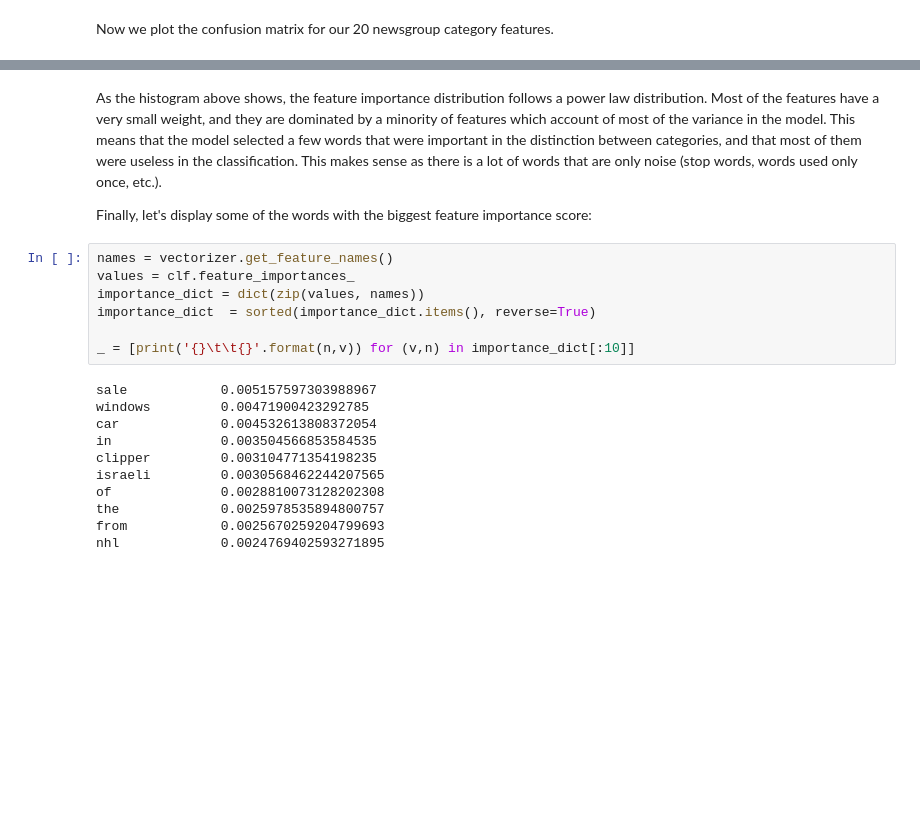
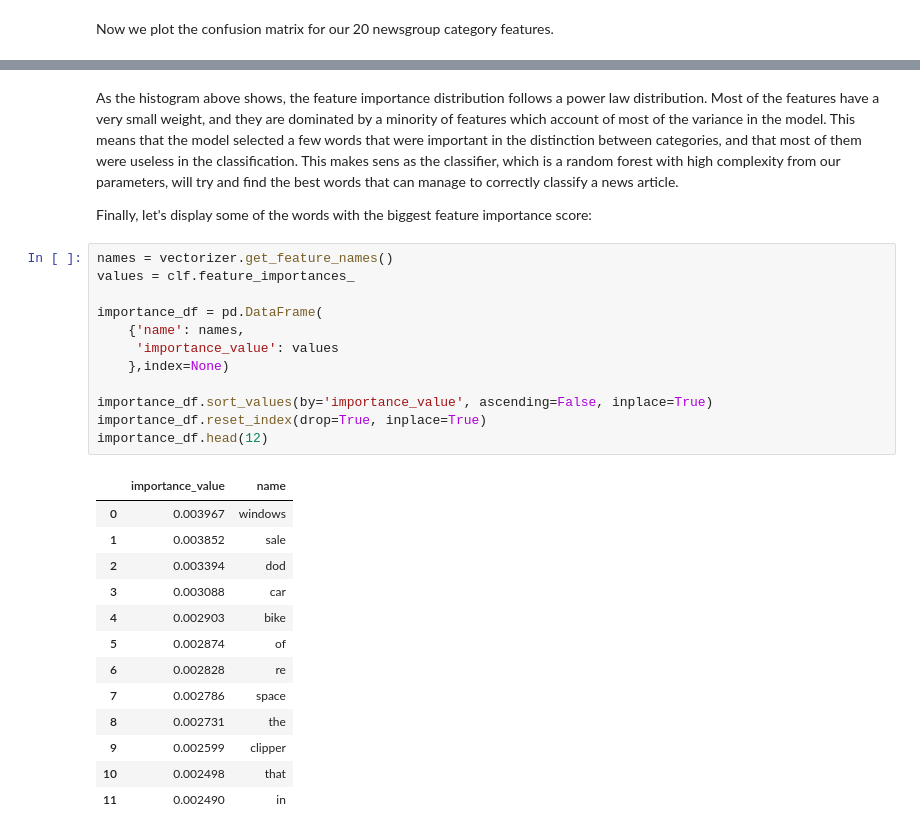
Before and after one commit to csbenz/ada, a Jupyter notebook: 04 - Applied ML/hw4.ipynb, the cells around one changed output, grey strips where cells are left out. Cells and saved outputs as stored; diff of their text form; blank space fills up the shorter version.

```diff
--- a/04 - Applied ML/hw4.ipynb
+++ b/04 - Applied ML/hw4.ipynb
@@ -870,22 +897,30 @@ plt.show()
 # %% [markdown]
-As the histogram above shows, the feature importance distribution follows a power law distribution. Most of the features have a very small weight, and they are dominated by a minority of features which account of most of the variance in the model. This means that the model selected a few words that were important in the distinction between categories, and that most of them were useless in the classification. This makes sense as there is a lot of words that are only noise (stop words, words used only once, etc.).
+As the histogram above shows, the feature importance distribution follows a power law distribution. Most of the features have a very small weight, and they are dominated by a minority of features which account of most of the variance in the model. This means that the model selected a few words that were important in the distinction between categories, and that most of them were useless in the classification. This makes sens as the classifier, which is a random forest with high complexity from our parameters, will try and find the best words that can manage to correctly classify a news article.
 
 Finally, let's display some of the words with the biggest feature importance score:
-# %%
-names = vectorizer.get_feature_names()
-values = clf.feature_importances_
-importance_dict = dict(zip(values, names))
-importance_dict  = sorted(importance_dict.items(), reverse=True)
-
-_ = [print('{}\t\t{}'.format(n,v)) for (v,n) in importance_dict[:10]]
-# %% [output]
-sale            0.005157597303988967
-windows         0.00471900423292785
-car             0.004532613808372054
-in              0.003504566853584535
-clipper         0.003104771354198235
-israeli         0.0030568462244207565
-of              0.0028810073128202308
-the             0.0025978535894800757
-from            0.0025670259204799693
-nhl             0.0024769402593271895
+# %%
+names = vectorizer.get_feature_names()
+values = clf.feature_importances_
+
+importance_df = pd.DataFrame(
+    {'name': names,
+     'importance_value': values
+    },index=None)
+
+importance_df.sort_values(by='importance_value', ascending=False, inplace=True)
+importance_df.reset_index(drop=True, inplace=True)
+importance_df.head(12)
+# %% [output]
+|  | importance_value | name |
+| 0 | 0.003967 | windows |
+| 1 | 0.003852 | sale |
+| 2 | 0.003394 | dod |
+| 3 | 0.003088 | car |
+| 4 | 0.002903 | bike |
+| 5 | 0.002874 | of |
+| 6 | 0.002828 | re |
+| 7 | 0.002786 | space |
+| 8 | 0.002731 | the |
+| 9 | 0.002599 | clipper |
+| 10 | 0.002498 | that |
+| 11 | 0.002490 | in |
```
Also changed, not shown: parts of 30 cells of this notebook.
